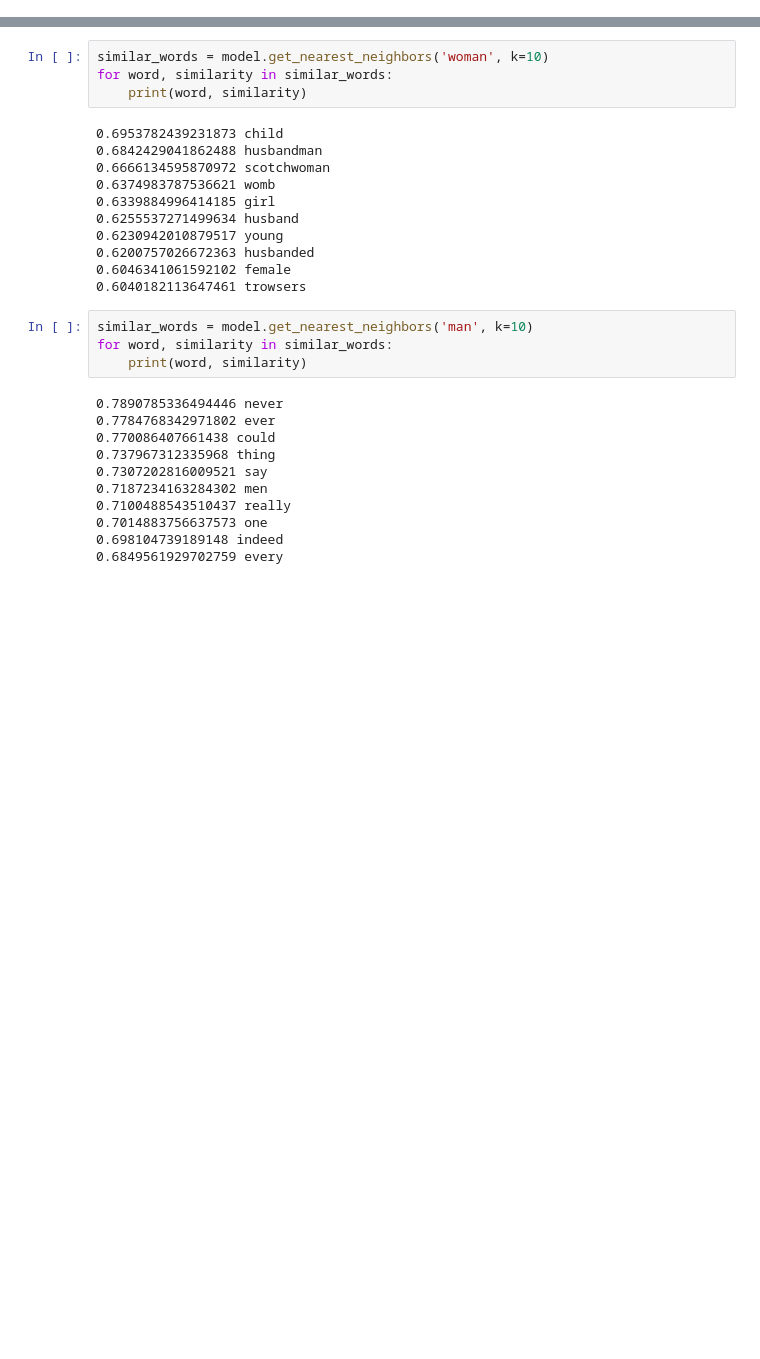
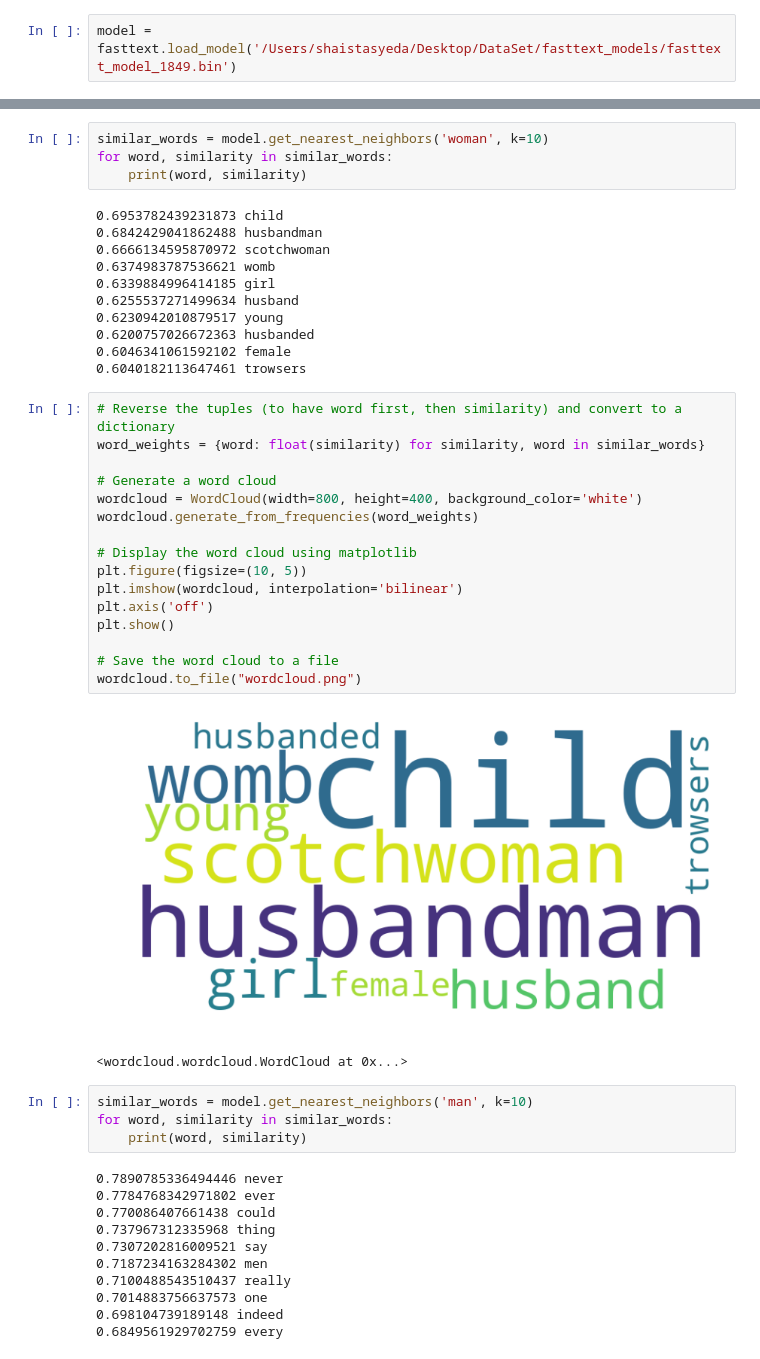
Before and after one commit to xssti/Analysis-of-gender-perception, a Jupyter notebook: ADS-2/Jupyter-Notebooks/Fasttext-Model-1.ipynb, the cells around one changed output, grey strips where cells are left out. Drawn from its saved outputs; the diff is of its cells as text; blank space fills up the shorter version.

Commit message:
Updated-fasttext-notebook

```diff
--- a/ADS-2/Jupyter-Notebooks/Fasttext-Model-1.ipynb
+++ b/ADS-2/Jupyter-Notebooks/Fasttext-Model-1.ipynb
@@ -216,3 +216,5 @@ Number of labels: 0
 Progress: 100.0% words/sec/thread:   54857 lr:  0.000022 avg.loss:  2.069668 ETA:   0h 0m 0s
 Model trained and saved to fasttext_model_1849.bin
 Progress: 100.0% words/sec/thread:   54842 lr:  0.000000 avg.loss:  2.069920 ETA:   0h 0m 0s
+# %%
+model = fasttext.load_model('/Users/shaistasyeda/Desktop/DataSet/fasttext_models/fasttext_model_1849.bin')
@@ -231,6 +235,25 @@ for word, similarity in similar_words:
 0.6200757026672363 husbanded
 0.6046341061592102 female
 0.6040182113647461 trowsers
+# %%
+# Reverse the tuples (to have word first, then similarity) and convert to a dictionary
+word_weights = {word: float(similarity) for similarity, word in similar_words}
+
+# Generate a word cloud
+wordcloud = WordCloud(width=800, height=400, background_color='white')
+wordcloud.generate_from_frequencies(word_weights)
+
+# Display the word cloud using matplotlib
+plt.figure(figsize=(10, 5))
+plt.imshow(wordcloud, interpolation='bilinear')
+plt.axis('off')
+plt.show()
+
+# Save the word cloud to a file
+wordcloud.to_file("wordcloud.png")
+# %% [output]
+[figure, added]
+<wordcloud.wordcloud.WordCloud at 0x...>
 # %%
 similar_words = model.get_nearest_neighbors('man', k=10)
 for word, similarity in similar_words:
```
Also changed, not shown: parts of 37 cells of this notebook.
